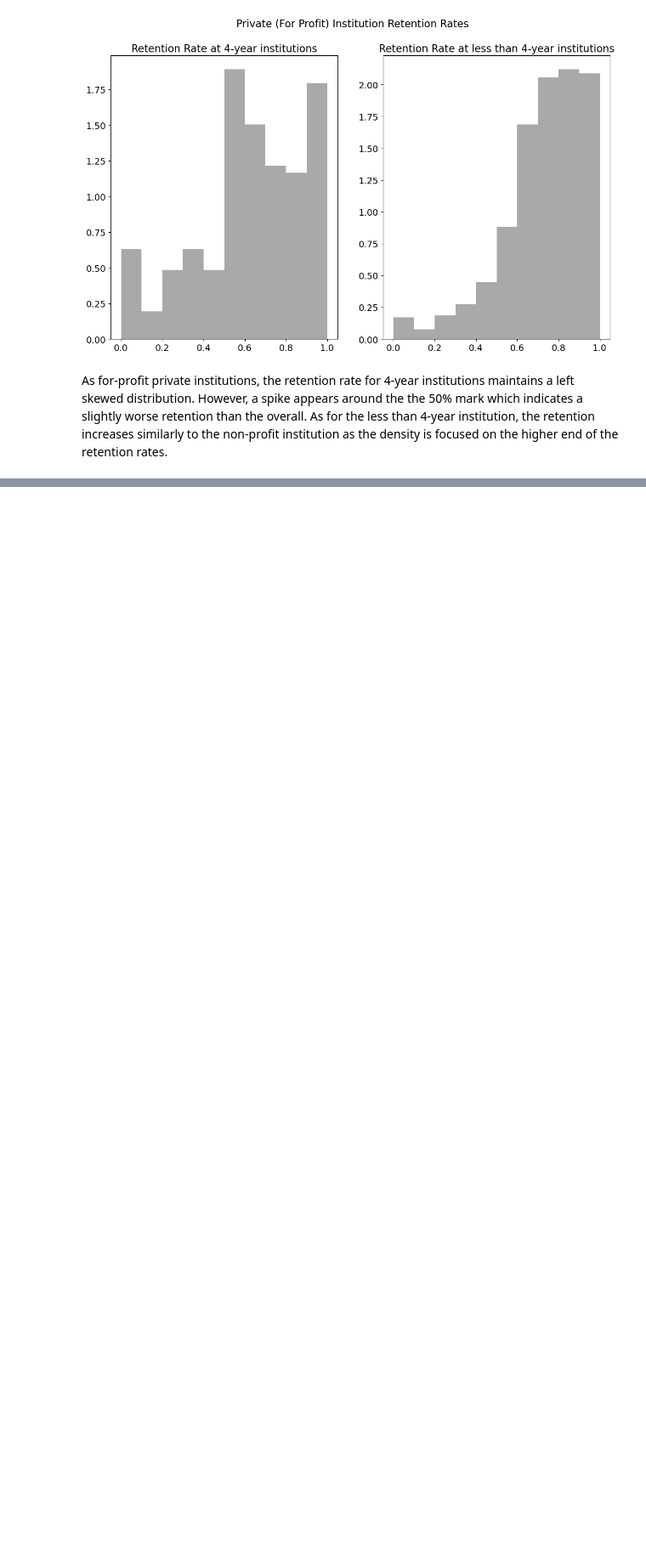
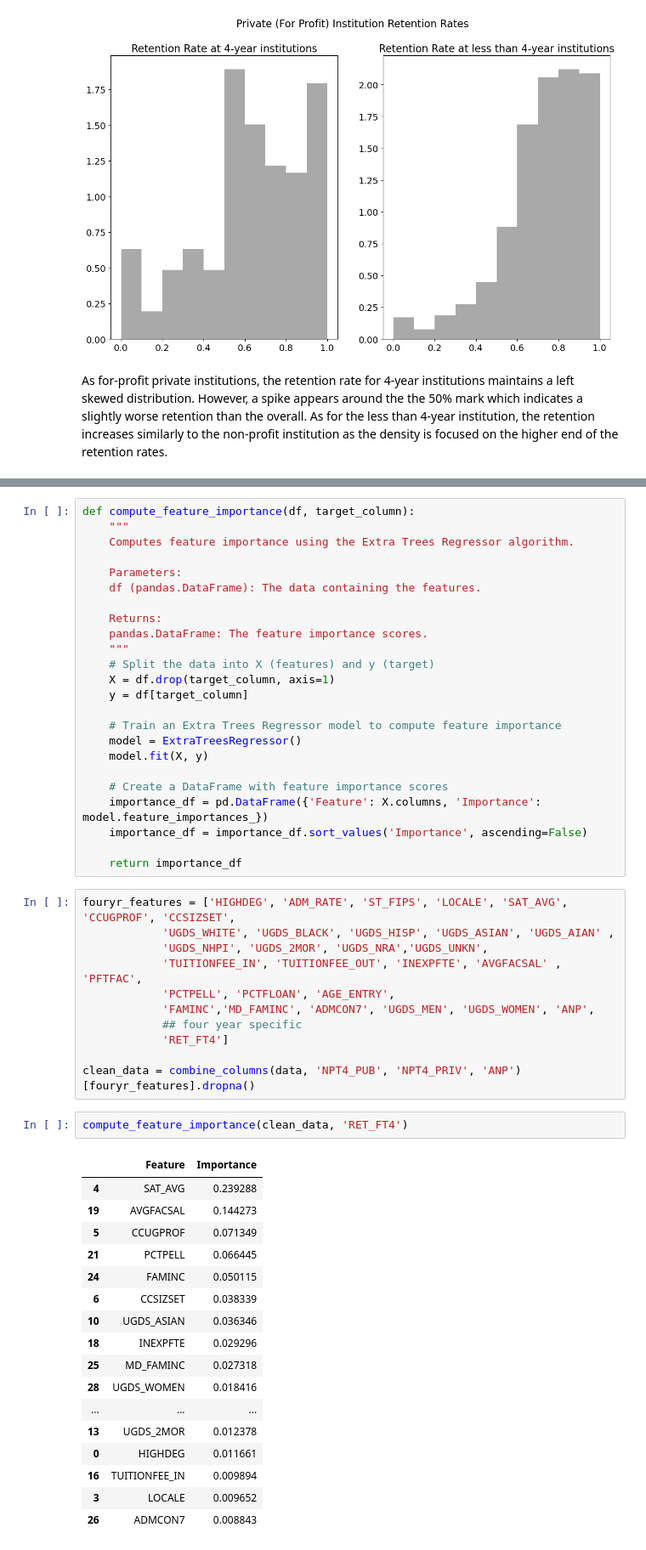
Before and after one commit to UCB-stat-159-s23/project-Group11, a Jupyter notebook: Exploratory Analysis.ipynb, the cells around one changed output, grey strips where cells are left out. Shown at 85% size. Saved outputs shown, nothing was run; the diff lists cells and outputs as text; blank space fills up the shorter version.

Commit message:
feature analysis using etr

```diff
--- a/Exploratory Analysis.ipynb
+++ b/Exploratory Analysis.ipynb
@@ -165,0 +150,55 @@ KeyError: "['RET_FT4'] not in index"
+# %%
+def compute_feature_importance(df, target_column):
+    """
+    Computes feature importance using the Extra Trees Regressor algorithm.
+
+    Parameters:
+    df (pandas.DataFrame): The data containing the features.
+
+    Returns:
+    pandas.DataFrame: The feature importance scores.
+    """
+    # Split the data into X (features) and y (target)
+    X = df.drop(target_column, axis=1)
+    y = df[target_column]
+
+    # Train an Extra Trees Regressor model to compute feature importance
+    model = ExtraTreesRegressor()
+    model.fit(X, y)
+
+    # Create a DataFrame with feature importance scores
+    importance_df = pd.DataFrame({'Feature': X.columns, 'Importance': model.feature_importances_})
+    importance_df = importance_df.sort_values('Importance', ascending=False)
+
+    return importance_df
+# %%
+fouryr_features = ['HIGHDEG', 'ADM_RATE', 'ST_FIPS', 'LOCALE', 'SAT_AVG', 'CCUGPROF', 'CCSIZSET',
+            'UGDS_WHITE', 'UGDS_BLACK', 'UGDS_HISP', 'UGDS_ASIAN', 'UGDS_AIAN' ,
+            'UGDS_NHPI', 'UGDS_2MOR', 'UGDS_NRA','UGDS_UNKN',
+            'TUITIONFEE_IN', 'TUITIONFEE_OUT', 'INEXPFTE', 'AVGFACSAL' , 'PFTFAC',
+            'PCTPELL', 'PCTFLOAN', 'AGE_ENTRY',
+            'FAMINC','MD_FAMINC', 'ADMCON7', 'UGDS_MEN', 'UGDS_WOMEN', 'ANP',
+            ## four year specific
+            'RET_FT4']
+
+clean_data = combine_columns(data, 'NPT4_PUB', 'NPT4_PRIV', 'ANP')[fouryr_features].dropna()
+# %%
+compute_feature_importance(clean_data, 'RET_FT4')
+# %% [output]
+|  | Feature | Importance |
+| 4 | SAT_AVG | 0.239288 |
+| 19 | AVGFACSAL | 0.144273 |
+| 5 | CCUGPROF | 0.071349 |
+| 21 | PCTPELL | 0.066445 |
+| 24 | FAMINC | 0.050115 |
+| 6 | CCSIZSET | 0.038339 |
+| 10 | UGDS_ASIAN | 0.036346 |
+| 18 | INEXPFTE | 0.029296 |
+| 25 | MD_FAMINC | 0.027318 |
+| 28 | UGDS_WOMEN | 0.018416 |
+| ... | ... | ... |
+| 13 | UGDS_2MOR | 0.012378 |
+| 0 | HIGHDEG | 0.011661 |
+| 16 | TUITIONFEE_IN | 0.009894 |
+| 3 | LOCALE | 0.009652 |
+| 26 | ADMCON7 | 0.008843 |
```
Also changed, not shown: parts of 7 cells of this notebook.
